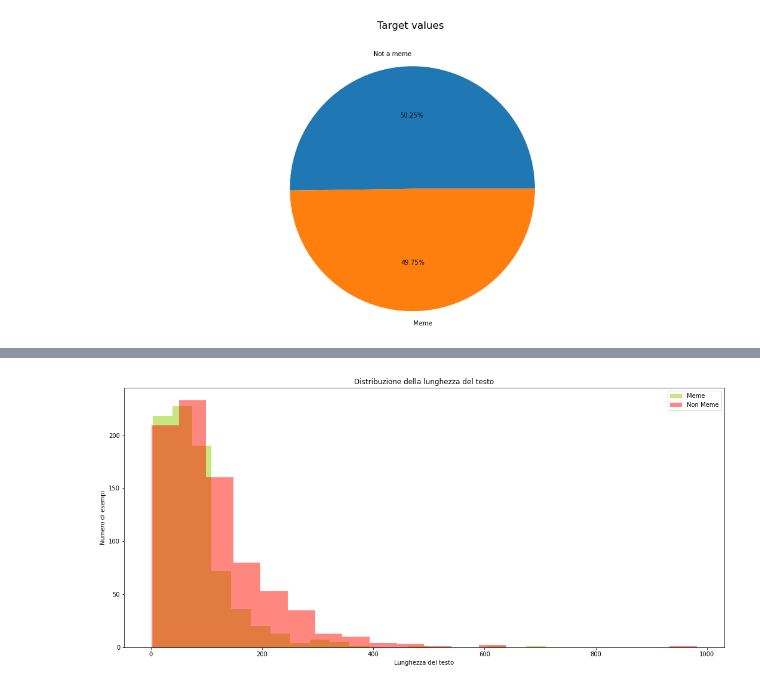
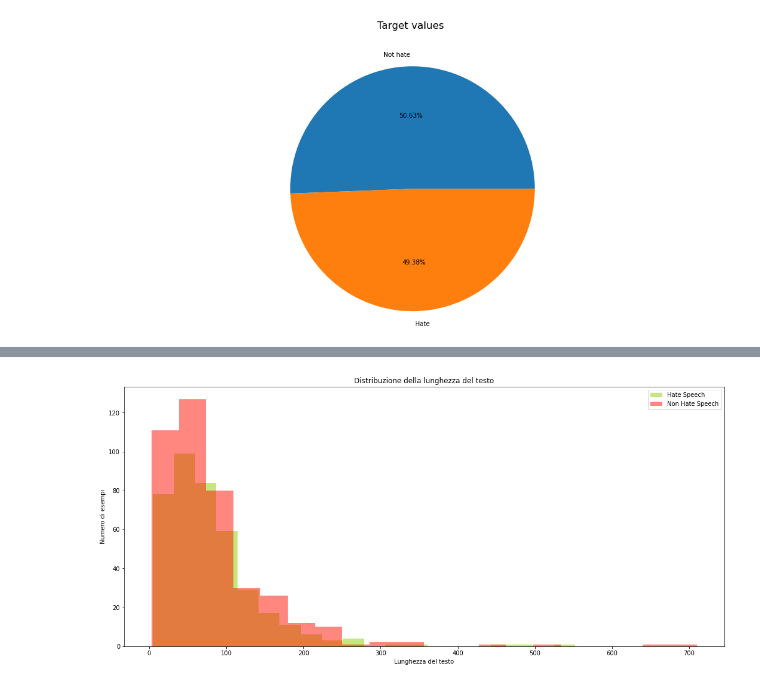
Before and after one commit to simonegramegna/NLP_Dankmeme_classification, a Jupyter notebook: Dankmemes_main.ipynb, the cells around one changed output, grey strips where cells are left out. Cells and saved outputs as stored; diff of their text form; code cells hidden in the pictures.

Commit message:
hate speech meme

```diff
--- a/Dankmemes_main.ipynb
+++ b/Dankmemes_main.ipynb
@@ -26,7 +26,7 @@ nltk.download('stopwords')
 [nltk_data]   Package stopwords is already up-to-date!
 True
 # %%
-DATA_PATH = 'datasets/dankmemes_task1_train.csv'
+DATA_PATH = 'datasets/dankmemes_task2_train.csv'
 data = pd.read_csv(DATA_PATH)
 data.head()
 # %% [output]
@@ -109,17 +91,0 @@ plt.show()
-# %%
-# Convert the 'Date' column to datetime format
-data['Date'] = pd.to_datetime(data['Date'])
-
-# Group the data by date and calculate the average engagement
-engagement_over_time = data.groupby('Date')['Engagement'].mean()
-
-# Create the line plot
-engagement_over_time.plot(kind='line', marker='o', figsize=(10, 6))
-
-# Set labels and title
-plt.xlabel('Date')
-plt.ylabel('Engagement')
-plt.title('Engagement Over Time')
-
-# Show the plot
-plt.show()
@@ -138,23 +102,23 @@ data.head()
 # %%
 # Visualizzo la lunghezza del testo dei meme e delle immagini che non sono meme
 # Filtra il dataset per i valori con meme = 1
-meme_dataset = data[data['Meme'] == 1]
-non_meme_dataset = data[data['Meme'] == 0]
+meme_dataset = data[data['Hate Speech'] == 1]
+non_meme_dataset = data[data['Hate Speech'] == 0]
 
 # Calcola la lunghezza del testo per i valori con meme = 1
 meme_dataset['Text_Length'] = meme_dataset['Text'].apply(len)
 non_meme_dataset['Text_Length'] = non_meme_dataset['Text'].apply(len)
 
 # Crea il plot della lunghezza del testo per meme e non meme
-plt.hist(meme_dataset['Text_Length'], bins=20, alpha=0.5, label='Meme', color='#8fce00')
-plt.hist(non_meme_dataset['Text_Length'], bins=20, alpha=0.5, label='Non Meme', color='#ff1100')
+plt.hist(meme_dataset['Text_Length'], bins=20, alpha=0.5, label='Hate Speech', color='#8fce00')
+plt.hist(non_meme_dataset['Text_Length'], bins=20, alpha=0.5, label='Non Hate Speech', color='#ff1100')
 plt.xlabel('Lunghezza del testo')
 plt.ylabel('Numero di esempi')
 plt.title('Distribuzione della lunghezza del testo')
 plt.legend()
 plt.show()
 # %% [output]
-[figure, old version]
+[figure, new version]
 # %%
 # Definisci le stopwords italiane
 stopwords = nltk.corpus.stopwords.words('italian')
```
Also changed, not shown: parts of 10 cells of this notebook, 7 other files.
